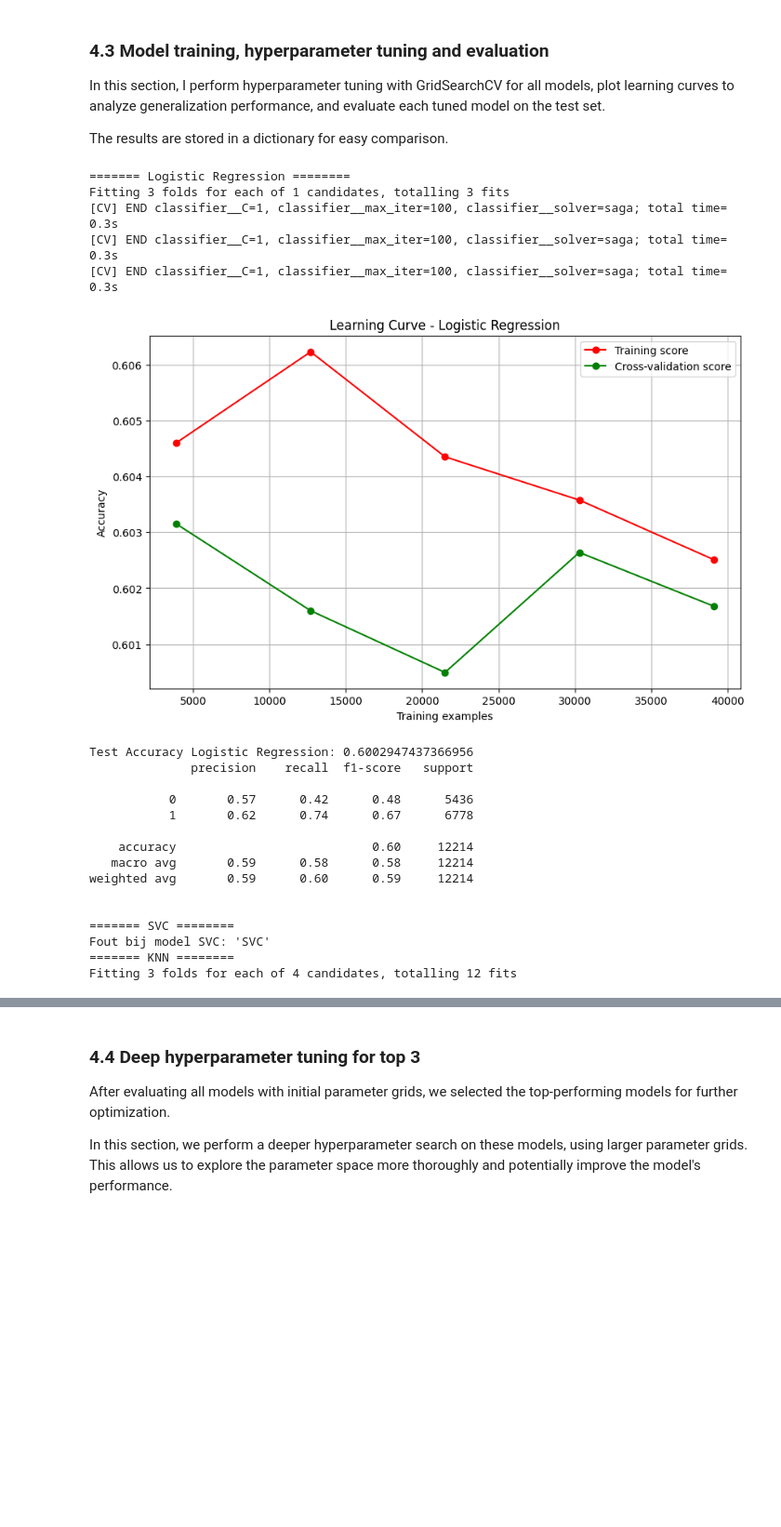
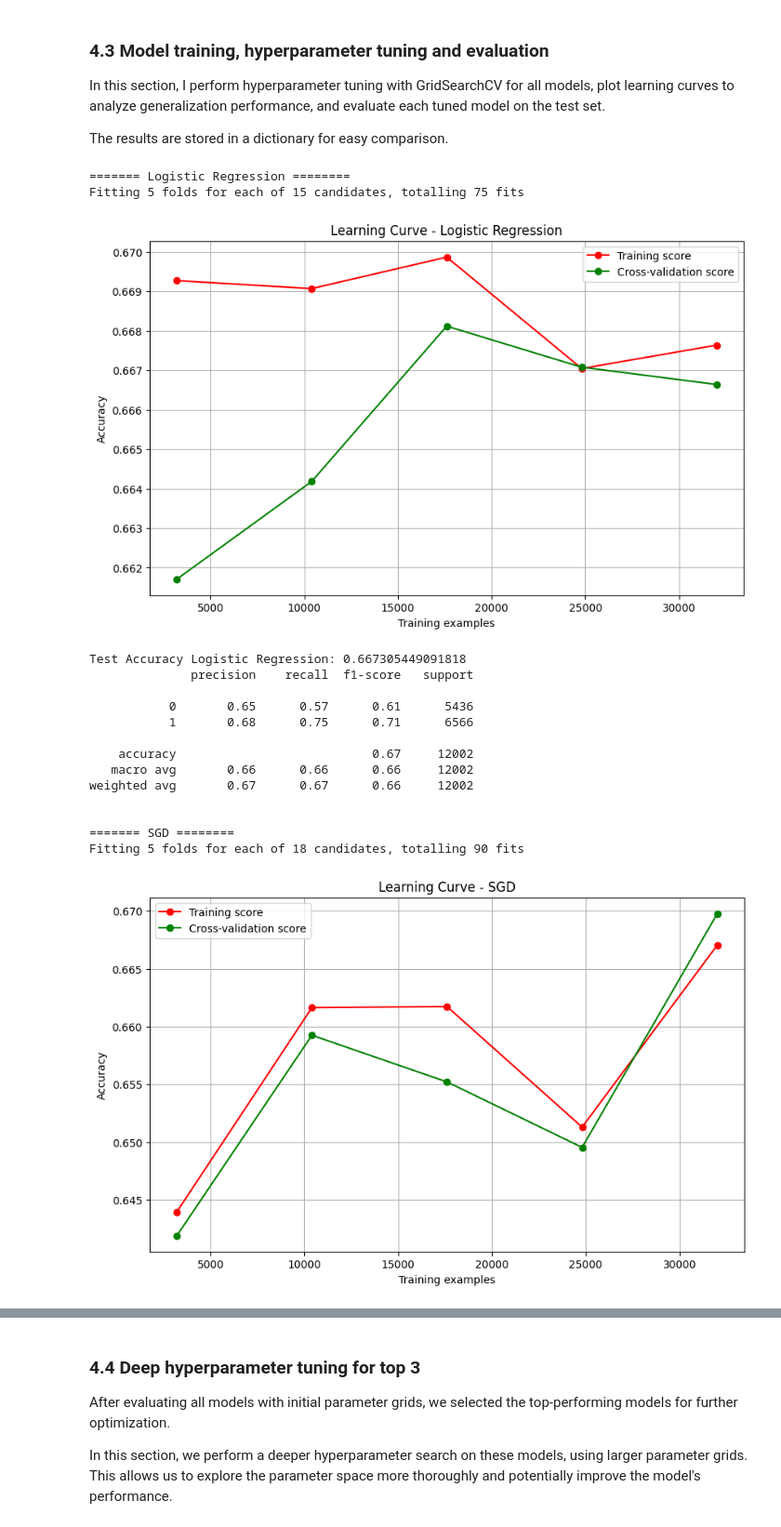
Before and after one commit to huaxel/mushroom-ai, a Jupyter notebook: Assignment.ipynb, the cells around one changed output, grey strips where cells are left out. Shown at 93% size. Cells and saved outputs as stored; diff of their text form; code cells hidden in the pictures; blank space fills up the shorter version.

```diff
--- a/Assignment.ipynb
+++ b/Assignment.ipynb
@@ -312,7 +501,7 @@ def run_grid_search(
     cv=5,
     scoring="accuracy",
     n_jobs=-1,
-    verbose=2,
+    verbose=1,
 ):
     """
     Performs hyperparameter tuning using GridSearchCV.
@@ -345,7 +534,7 @@ def run_grid_search(
     return grid_search, best_params, best_score
 # %%
 def plot_learning_curve(
-    estimator, X_train, y_train, title, cv=5, scoring="accuracy", n_jobs=-1
+    estimator, X_train, y_train, title, cv=3, scoring="accuracy", n_jobs=-1
 ):
     """
     Plots the learning curve for a given estimator.
@@ -485,19 +673,25 @@ To optimize each model, I defined a parameter grid for each pipeline. These grid
 # %%
 param_grids = {
     "Logistic Regression": {
-        "classifier__C": [1],
+        "classifier__C": [0.01, 0.1, 1.0, 10.0, 100.0],
         "classifier__solver": ["saga"],
-        "classifier__max_iter": [100],
+        "classifier__max_iter": [1000],
+        "pca__n_components": [5, 10, 20],
     },
-    "LinearSVC": {"classifier__C": [0.1, 1.0, 10.0]},
-    "KNN": {"classifier__n_neighbors": [3, 5, 7, 9]},
+    "SGD": {
+        "classifier__loss": ["hinge"],  # linear SVM
+        "classifier__alpha": [1e-4, 1e-3, 1e-2],  # analogous to C
+        "classifier__max_iter": [1000],
+        "classifier__tol": [1e-3, 1e-4],
+        "pca__n_components": [5, 10, 20],
+    },
     "Random Forest": {
         "classifier__n_estimators": [100, 200],
         "classifier__max_depth": [None, 5, 10],
     },
     "Extra Trees": {
         "classifier__n_estimators": [100, 200],
-        "classifier__max_depth": [5, 10, None],
+        "classifier__max_depth": [None, 5, 10],
     },
     "XGBoost": {
         "classifier__n_estimators": [100, 200],
@@ -508,11 +702,13 @@ param_grids = {
         "classifier__iterations": [100, 200],
         "classifier__depth": [4, 6, 8],
         "classifier__learning_rate": [0.01, 0.1, 0.2],
+        "classifier__verbose": [0],
     },
     "LightGBM": {
         "classifier__n_estimators": [100, 200],
         "classifier__max_depth": [5, 10, -1],
         "classifier__learning_rate": [0.01, 0.1, 0.2],
+        "classifier__verbose": [-1],
     },
 }
 # %% [markdown]
@@ -526,55 +722,68 @@ The results are stored in a dictionary for easy comparison.
 # Grid search + plot learning curve van alle modelle
 results = {}
 
-for name, pipe in pipelines.items():
+models_to_run = [
+    "Logistic Regression",
+    "SGD",
+    # "KNN",
+    "Random Forest",
+    "Extra Trees",
+    "XGBoost",
+    "CatBoost",
+    "LightGBM",
+]
+
+for name in models_to_run:
     print(f"======= {name} ========")
     try:
+        pipe = pipelines[name]
         param_grid = param_grids[name]
+
         grid, best_params, best_score = run_grid_search(
-            pipe, param_grid, X_train, y_train, cv=3
+            pipe, param_grid, X_train, y_train, n_jobs=-1, verbose=1
         )
 
         plot_learning_curve(
             grid.best_estimator_, X_train, y_train, f"Learning Curve - {name}"
         )
 
         # Evaluate model on test set after hyperparameter tuning
         y_pred = grid.best_estimator_.predict(X_test)
         test_acc = accuracy_score(y_test, y_pred)
 
         print(f"Test Accuracy {name}: {test_acc}")
         print(classification_report(y_test, y_pred))
         print()
 
         # Save results
         results[name] = {
             "best_estimator": grid.best_estimator_,
             "best_params": best_params,
             "best_cv_score": best_score,
             "test_accuracy": test_acc,
         }
+
+        # Save tussen resultaten
+        joblib.dump(results, "results_partial.pkl")
+
     except Exception as e:
         print(f"Fout bij model {name}: {e}")
         continue
 # %% [output]
 ======= Logistic Regression ========
-Fitting 3 folds for each of 1 candidates, totalling 3 fits
-[CV] END classifier__C=1, classifier__max_iter=100, classifier__solver=saga; total time=   0.3s
-[CV] END classifier__C=1, classifier__max_iter=100, classifier__solver=saga; total time=   0.3s
-[CV] END classifier__C=1, classifier__max_iter=100, classifier__solver=saga; total time=   0.3s
+Fitting 5 folds for each of 15 candidates, totalling 75 fits
-[figure, old version]
+[figure, new version]
-Test Accuracy Logistic Regression: 0.6002947437366956
+Test Accuracy Logistic Regression: 0.667305449091818
               precision    recall  f1-score   support
 
-           0       0.57      0.42      0.48      5436
-           1       0.62      0.74      0.67      6778
+           0       0.65      0.57      0.61      5436
+           1       0.68      0.75      0.71      6566
 
-    accuracy                           0.60     12214
-   macro avg       0.59      0.58      0.58     12214
-weighted avg       0.59      0.60      0.59     12214
+    accuracy                           0.67     12002
+   macro avg       0.66      0.66      0.66     12002
+weighted avg       0.67      0.67      0.66     12002
 
 
-======= SVC ========
-Fout bij model SVC: 'SVC'
-======= KNN ========
-Fitting 3 folds for each of 4 candidates, totalling 12 fits
+======= SGD ========
+Fitting 5 folds for each of 18 candidates, totalling 90 fits
+[figure, added]
```
Also changed, not shown: parts of 56 cells of this notebook.
